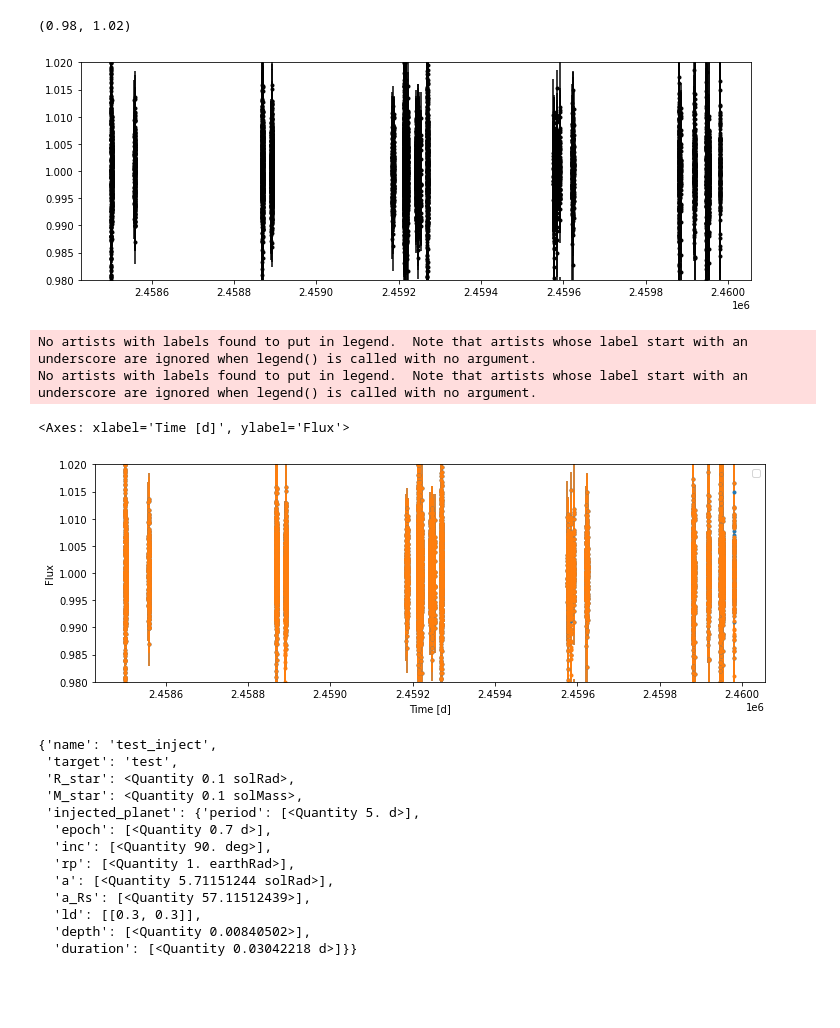
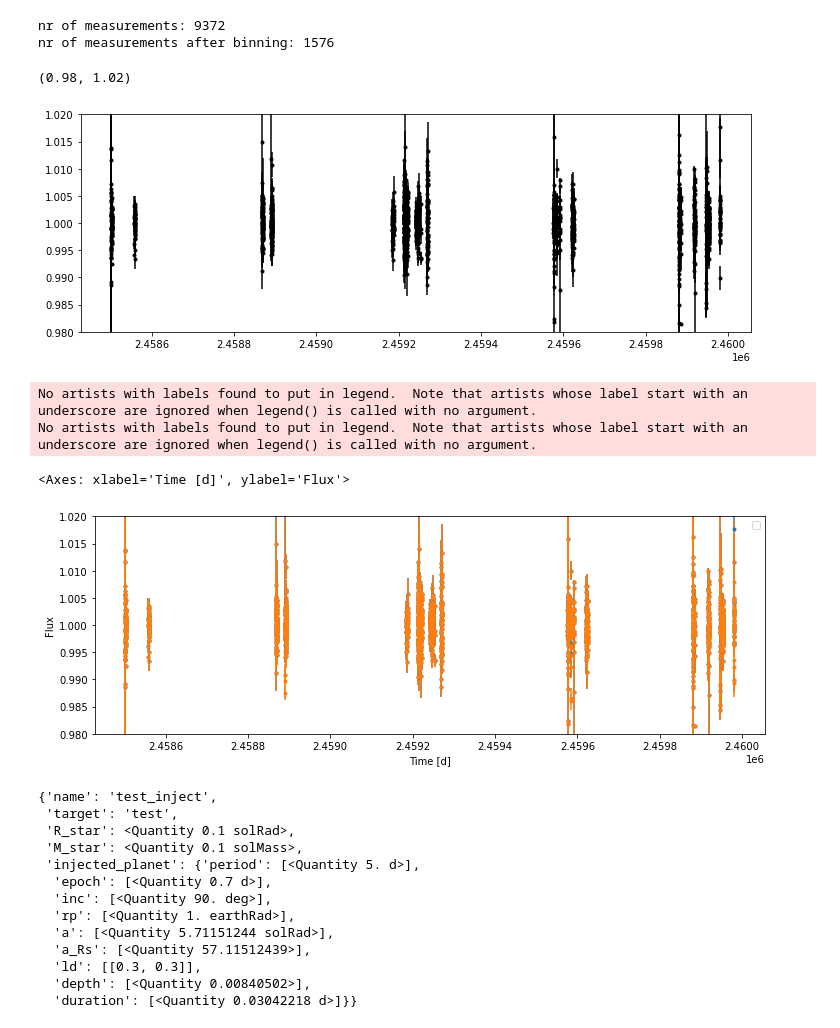
Before and after one commit to catrionamurray/occultence, a Jupyter notebook: test_injecting_transits_2.ipynb, the cells around one changed output. Cells and saved outputs as stored; diff of their text form; code cells hidden in the pictures; blank space fills up the shorter version.

```diff
--- a/test_injecting_transits_2.ipynb
+++ b/test_injecting_transits_2.ipynb
@@ -1,8 +1,37 @@
 # %%
 from occultence import *
 import time
+# %%
+def binning(x, y, bins, error=None, std=False, mean_method=np.mean,
+            mean_error_method=lambda x: np.sqrt(np.sum(np.power(x, 2))) / len(x)):
+
+    bins = np.arange(np.min(x), np.max(x), bins)
+    d = np.digitize(x, bins)
+
+    final_bins = []
+    binned_flux = []
+    binned_error = []
+    _std = []
+
+    for i in range(1, np.max(d) + 1):
+        s = np.where(d == i)
+        if len(s[0]) > 0:
+            binned_flux.append(mean_method(y[s[0]]))
+            final_bins.append(np.mean(x[s[0]]))
+            _std.append(np.std(y[s[0]]) / np.sqrt(len(s[0])))
+            if error is not None:
+                binned_error.append(mean_error_method(error[s[0]]))
+
+    if std:
+        return np.array(final_bins), np.array(binned_flux), np.array(_std)
+    elif error is not None and isinstance(error, (np.ndarray, list)):
+        return np.array(final_bins), np.array(binned_flux), np.array(binned_error)
+    else:
+        return np.array(final_bins), np.array(binned_flux)
 # %%
 test_case = False
+pre_bin = True
+
 
 if test_case:
 
@@ -14,35 +43,42 @@ if test_case:
     f[50] = 0.0 # add a zero flux point
     # f[100:120] *= 0.995 # add a transit
     f *= np.linspace(1,1.01, len(t)) # add a linear trend for the GP to remove
 
 else:
     file_path = "/Users/fl386/Desktop/SPECULOOS_project/zooniverse/data"
     files = glob.glob(file_path+"/*")
 
     i = 10
     file_name = files[i]
     gaia_id = file_name.split("/")[-1].replace(".csv","")
 
     data = pd.read_csv(file_name)
 
     mask = (~np.isnan(data["diff_flux_use"])) & (~np.isnan(data["diff_error"])) & (data["diff_error"]>0)
     data = data[mask]
     data.reset_index(drop = True, inplace = True)
 
     t = data["bjd"].values
     f = data["diff_flux_use"].values
     ferr = data["diff_error"].values
+    print(f"nr of measurements: {len(t)}")
+    if pre_bin:
+        blc = binning(t, f, bins=0.005, error=ferr, std=True)
+        t,f,ferr = blc
+        print(f"nr of measurements after binning: {len(t)}")
 
 
     #just here:
     #t = t.min() + np.median(t[1:]-t[:-1])*np.arange(len(t))
 
 plt.figure(figsize=(12,4))
 plt.errorbar(t,f,ferr,fmt='k.')
 plt.ylim(0.98,1.02)
 # %% [output]
-(0.98, 1.02)
+nr of measurements: 9372
+nr of measurements after binning: 1576
+(0.98, 1.02)
-[figure, old version]
+[figure, new version]
 # %%
 targ = LightCurve(name = "test",
                   time = t,
@@ -58,7 +94,7 @@ targ_with_transit.plot(ax=ax)
 No artists with labels found to put in legend.  Note that artists whose label start with an underscore are ignored when legend() is called with no argument.
 No artists with labels found to put in legend.  Note that artists whose label start with an underscore are ignored when legend() is called with no argument.
 <Axes: xlabel='Time [d]', ylabel='Flux'>
-[figure, old version]
+[figure, new version]
 # %%
 targ_with_transit.metadata
 # %% [output]
```
Also changed, not shown: parts of 4 cells of this notebook, 1 other file.
